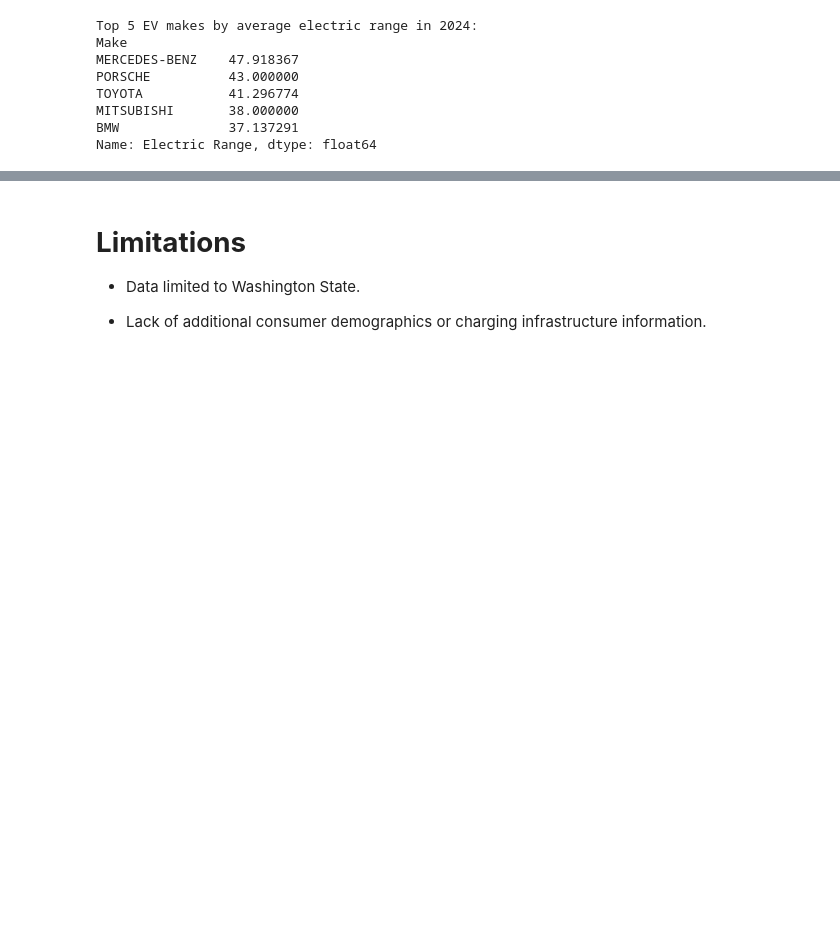
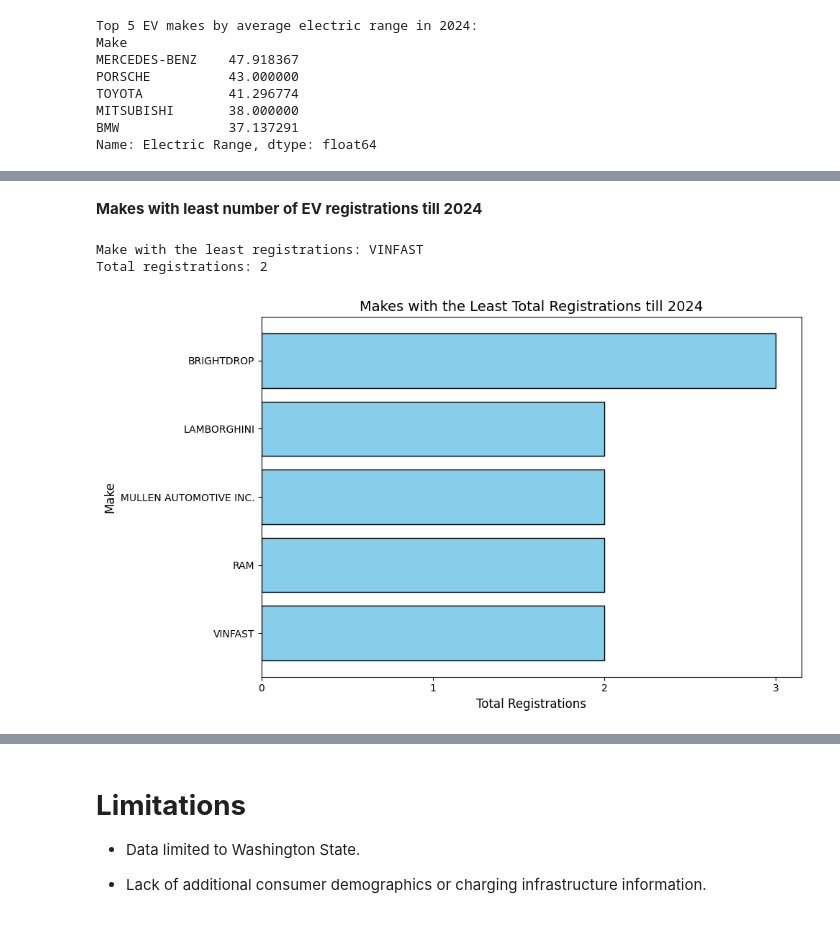
Before and after one commit to Lakshmee-rajagopal/Comprehensive-Analysis-of-Electric-Vehicle-Registrations-in-Washington-State-Insights-from-2024-Data, a Jupyter notebook: Comprehensive_Analysis_of_Electric_Vehicle_Registrations_in_Washington_State_Insights_from_2024_Data.ipynb, the cells around one changed output, grey strips where cells are left out. Cells and saved outputs as stored; diff of their text form; code cells hidden in the pictures; blank space fills up the shorter version.

```diff
--- a/Comprehensive_Analysis_of_Electric_Vehicle_Registrations_in_Washington_State_Insights_from_2024_Data.ipynb
+++ b/Comprehensive_Analysis_of_Electric_Vehicle_Registrations_in_Washington_State_Insights_from_2024_Data.ipynb
@@ -1199,0 +1249,28 @@ Name: Electric Range, dtype: float64
+# %% [markdown]
+**Makes with least number of EV registrations till 2024**
+# %%
+# Group the data by 'Make' and calculate the total registrations for each make
+make_sales = data.groupby('Make').size().reset_index(name='Total_Registrations')
+
+# Find the make with the least total registrations
+least_sales_make = make_sales.sort_values(by='Total_Registrations', ascending=True).iloc[0]
+
+print(f"Make with the least registrations: {least_sales_make['Make']}")
+print(f"Total registrations: {least_sales_make['Total_Registrations']}")
+
+# Plot the makes with the least registrations (optional: top 5 least sold makes)
+least_sales_makes = make_sales.sort_values(by='Total_Registrations', ascending=True).head(5)
+
+# Plot
+plt.figure(figsize=(10, 6))
+plt.barh(least_sales_makes['Make'], least_sales_makes['Total_Registrations'], color='skyblue', edgecolor='black')
+plt.title('Makes with the Least Total Registrations till 2024', fontsize=14)
+plt.xlabel('Total Registrations', fontsize=12)
+plt.ylabel('Make', fontsize=12)
+plt.gca().xaxis.set_major_locator(ticker.MaxNLocator(integer=True))
+plt.tight_layout()
+plt.show()
+# %% [output]
+Make with the least registrations: VINFAST
+Total registrations: 2
+[figure, added]
```
Also changed, not shown: parts of 11 cells of this notebook.
